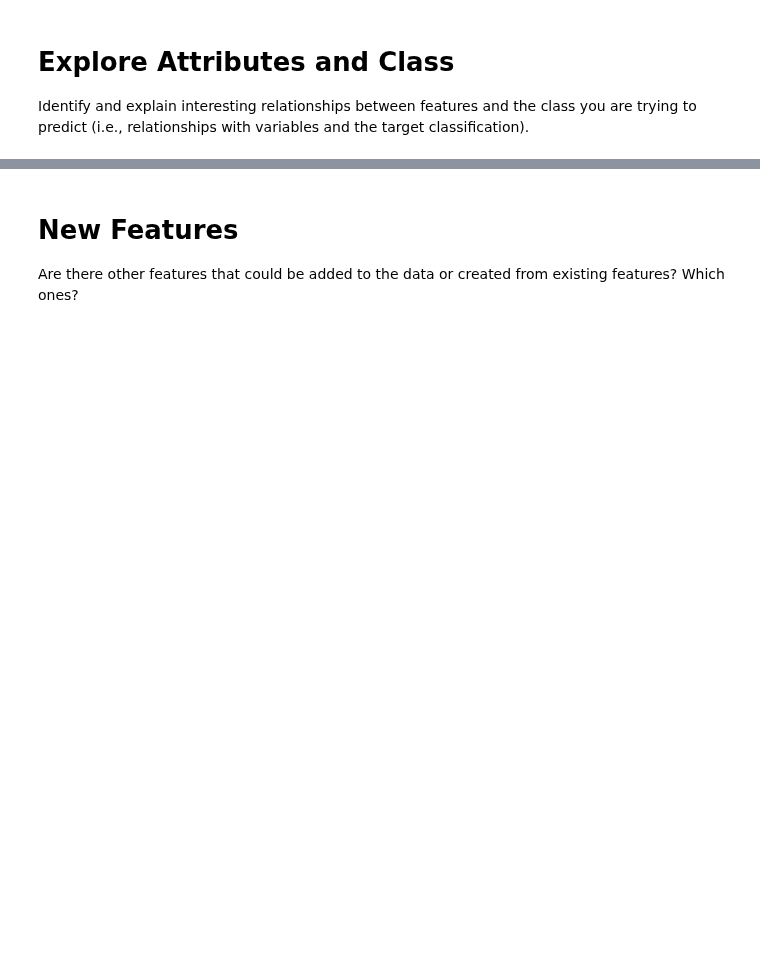
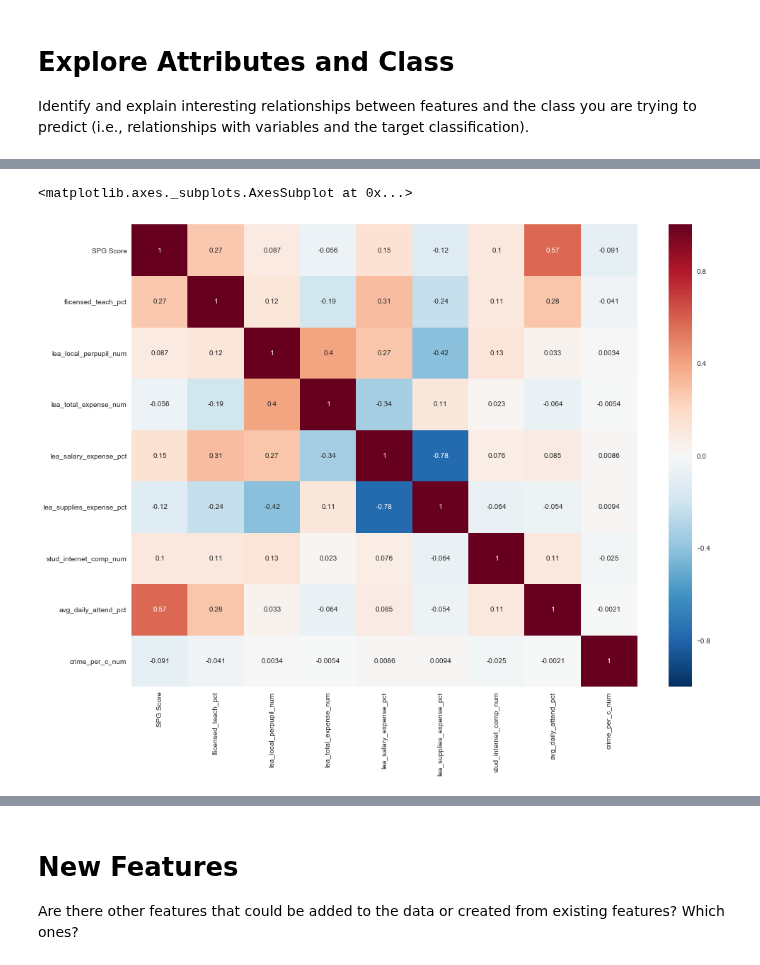
Before and after one commit to stmillett/MSDS7331_NorthCarolinaDataset, a Jupyter notebook: Data Mining - Lab 1.ipynb, the cells around one changed output, grey strips where cells are left out. Saved outputs shown, nothing was run; the diff lists cells and outputs as text; code cells hidden in the pictures; blank space fills up the shorter version.

```diff
--- a/Data Mining - Lab 1.ipynb
+++ b/Data Mining - Lab 1.ipynb
@@ -499,0 +566,12 @@ correlation_matrix(df)
+# %%
+df_heat = school_data[['SPG Score', 'flicensed_teach_pct',#school nad teacher characters
+                    'lea_local_perpupil_num','lea_total_expense_num','lea_salary_expense_pct', #funding
+                    'lea_supplies_expense_pct','stud_internet_comp_num',#funding
+                    'avg_daily_attend_pct','crime_per_c_num', ]] #environment
+df_heat_corr = df_heat.corr()
+
+plt.figure(figsize = (16,12))
+sns.heatmap(df_heat_corr,annot=True)
+# %% [output]
+<matplotlib.axes._subplots.AxesSubplot at 0x...>
+[figure, added]
```
Also changed, not shown: parts of 21 cells of this notebook.
